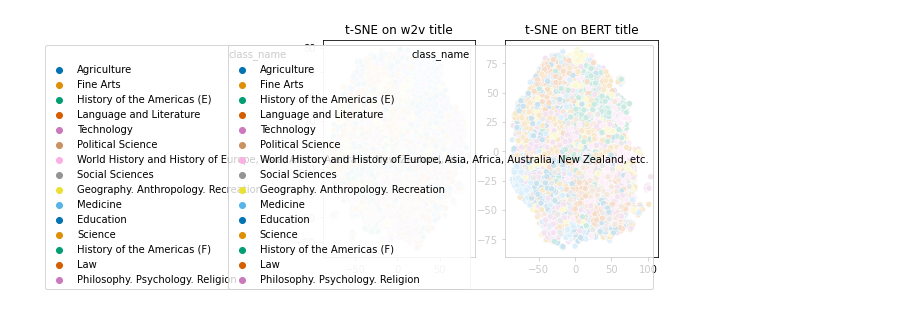
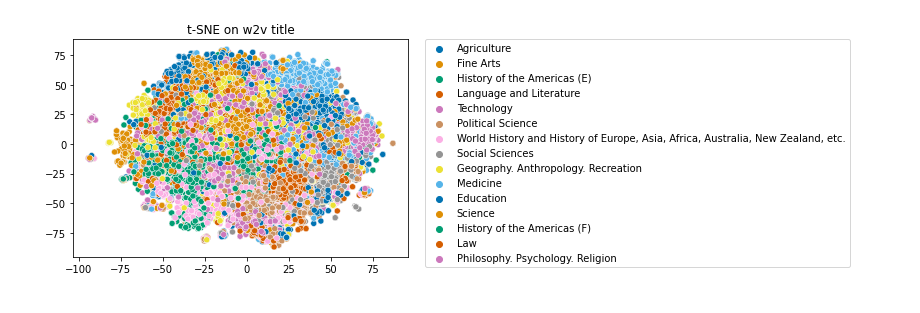
Before and after one commit to ahmad-PH/auto_lcc, a Jupyter notebook: report/visualization/PCA on word embeddings.ipynb, the cells around one changed output. Cells and saved outputs as stored; diff of their text form; code cells hidden in the pictures.

Commit message:
update with visualization plot

```diff
--- a/report/visualization/PCA on word embeddings.ipynb
+++ b/report/visualization/PCA on word embeddings.ipynb
@@ -27,8 +22,36 @@ y_test = test["class_name"]
+# %%
+class_to_name_map = {
+        "A":	"General Works",
+        "B":	"Philosophy. Psychology. Religion",
+        "C":	"Auxiliary Sciences of History",
+        "D":	"World History and History of Europe, Asia, Africa, Australia, New Zealand, etc.",
+        "E":	"History of the Americas (E)",
+        "F":	"History of the Americas (F)",
+        "G":	"Geography. Anthropology. Recreation",
+        "H":	"Social Sciences",
+        "J":	"Political Science",
+        "K":	"Law",
+        "L":	"Education",
+        "M":	"Music and Books on Music",
+        "N":	"Fine Arts",
+        "P":	"Language and Literature",
+        "Q":	"Science",
+        "R":	"Medicine",
+        "S":	"Agriculture",
+        "T":	"Technology",
+        "U":	"Military Science",
+        "V":	"Naval Science",
+        "Z":	"Bibliography. Library Science. Information Resources (General)",
+        }
+
+
+train["class_name"] = train["class"].apply(lambda x: class_to_name_map.get(x, "Unknown"))
+y_train = train["class_name"]
 # %%
 def prep(data):
     EMP = np.zeros(300)
-    X_train_title = np.stack([e.mean(axis=0) if len(e) > 0 else EMP for e in data.train_title_embds])
-    X_train_synopsis = np.stack([e.mean(axis=0) if len(e) > 0 else EMP for e in data.train_sypnosis_embds])
+    X_train_title = np.stack([e.mean(axis=0) if len(e) > 0 else EMP for e in data.train_title])
+    X_train_synopsis = np.stack([e.mean(axis=0) if len(e) > 0 else EMP for e in data.train_synopsis])
 
     return X_train_title, X_train_synopsis
 
@@ -40,20 +61,18 @@ from sklearn.manifold import TSNE
 bert_synopsis_embedded = TSNE(n_components=2, learning_rate='auto',init='random').fit_transform(bert_synopsis)
 w2v_synopsis_embedded = TSNE(n_components=2, learning_rate='auto',init='random').fit_transform(w2v_synopsis)
 # %%
-def plot_scatter(data, name, ax):
+def plot_scatter(data, name):
     sns.scatterplot(
         x=data[:,0],
         y=data[:,1],
         hue=y_train,
-        palette="colorblind",
-        ax=ax
+        palette="colorblind"
     ).set_title(name)
     # Put the legend out of the figure
+    plt.legend(bbox_to_anchor=(1.05, 1), loc=2, borderaxespad=0.)
 
 
-fig, ax = plt.subplots(1,2)
-plot_scatter(w2v_synopsis_embedded, "t-SNE on w2v title", ax[0])
-plot_scatter(bert_synopsis_embedded, "t-SNE on BERT title", ax[1])
-fig.show()
+
+plot_scatter(w2v_synopsis_embedded, "t-SNE on w2v title")
 # %% [output]
-[figure, old version]
+[figure, new version]
```
Also changed, not shown: parts of 6 cells of this notebook, 4 other files.
